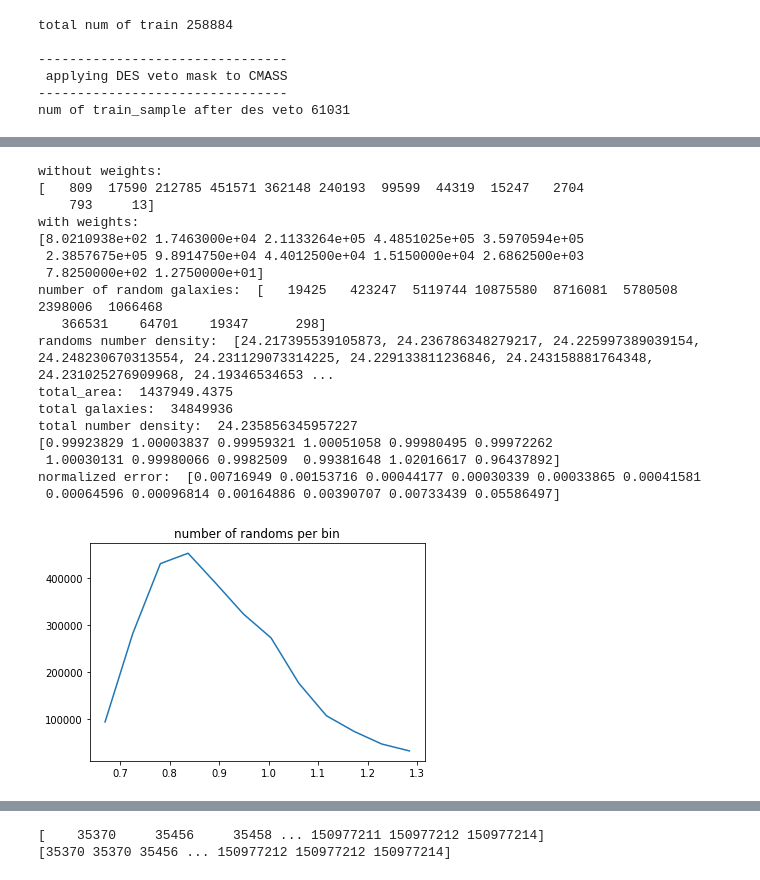
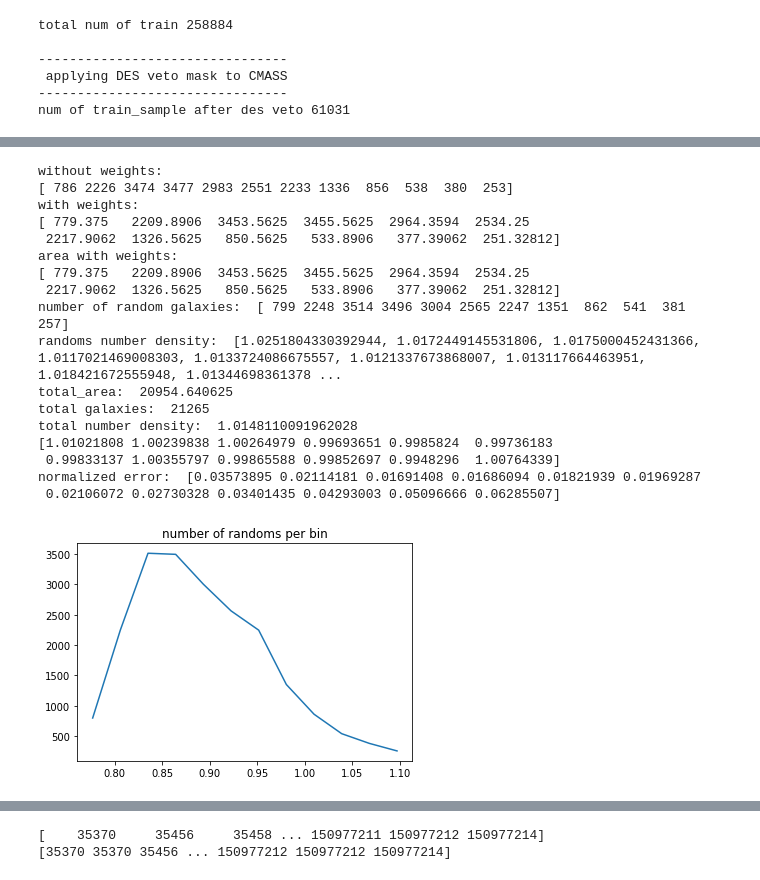
Before and after one commit to sujeong-lee/DMASS, a Jupyter notebook: code_py3/Systematics.ipynb, the cells around one changed output, grey strips where cells are left out. Cells and saved outputs as stored; diff of their text form; code cells hidden in the pictures.

```diff
--- a/code_py3/Systematics.ipynb
+++ b/code_py3/Systematics.ipynb
@@ -165,7 +167,7 @@ def uniform_random_on_sphere(data, size = None ):
 #lens, randoms = calling_lens_catalog('/fs/scratch/PCON0003/warner785/bwarner/dmass_y1_public_v1.fits')
 dmass_val, randoms = calling_lens_catalog('/users/PCON0003/warner785/DMASSY3/output/test/train_cat/y3/dmass_st82_DET200.fits')
 
-random_val = uniform_random_on_sphere(dmass_val, size = 50 * dmass_val.size)
+random_val = uniform_random_on_sphere(dmass_val, size = int(np.sum(dmass_val['WEIGHT'])))
 # applying LSS mask
 random_val = keepGoodRegion(random_val)
 # %% [output]
@@ -184,5 +186,5 @@ plt.rcParams.update({
 })
 # %%
 random_val = appendColumn(random_val, value=np.ones(random_val.size), name='WEIGHT')
-randomsind_val = np.random.choice( random_val.size, size=int(random_val.size/3.) )
-random_val = random_val[randomsind_val]
+#randomsind_val = np.random.choice( random_val.size, size=int(random_val.size/3.) )
+#random_val = random_val[randomsind_val]
@@ -250,5 +264,9 @@ reading 1/1 /fs/scratch/PCON0003/warner785/bwarner/y3a2_z_o.4096_t.32768_FWHM.WM
 # %%
-print(dmass_val.dtype.names)
-print()
-print(sysMap.dtype.names)
+#all griz combined fracdet map
+
+path = '/fs/scratch/PCON0003/warner785/bwarner/'
+BAO_Fullmask = fitsio.read(path+'y3a2_griz_o.4096_t.32768_coverfoot_EQU.fits.gz')
+
+print(BAO_Fullmask.dtype.names)
+print(BAO_Fullmask['SIGNAL'])
 # %% [output]
@@ -283,13 +304,13 @@ x[sysMap['PIXEL'][dim_mask]] = sysMap['SIGNAL'][dim_mask]
 
 sysval_gal = x[dmass_chron['HPIX_4096']]
 print(sysval_gal)
-h,_ = np.histogram(sysval_gal , bins=pbin)
+h,_ = np.histogram(sysval_gal , bins=pbin, weights = dmass_chron["WEIGHT"]) # -- density of dmass sample, not gold sample
 print(h)
 
 # want this plotted:
 #h/number_of_pixels_in_sysbin
 
-fracerr = 1/np.sqrt(h) #1 / sqrt(number of cmass galaxies in each bin)
+#fracerr = 1/np.sqrt(h) #1 / sqrt(number of cmass galaxies in each bin)
 
 # change to number density: divide by area
 fig, ax = plt.subplots()
@@ -392,8 +458,9 @@ random_chron = random_pix[index_ran_mask] # ordered by hpix values
 
 dim_ran_mask = np.in1d(sysMap['PIXEL'], random_chron, assume_unique=False, invert=False)
 
-minimum = np.min(sysMap['SIGNAL'][dim_mask]) #FWHM signal (for g filter)
-maximum = np.max(sysMap['SIGNAL'][dim_mask])
+minimum = np.percentile(sysMap['SIGNAL'][dim_mask], 1)
+#minimum = np.min(sysMap['SIGNAL'][dim_mask]) #FWHM signal (for g filter)
+maximum = np.percentile(sysMap['SIGNAL'][dim_mask], 99)
 #print(minimum)
 #print(maximum)
 
@@ -407,17 +474,17 @@ x[sysMap['PIXEL'][dim_ran_mask]] = sysMap['SIGNAL'][dim_ran_mask]
 
 sysval_ran_gal = x[random_chron]
 #print(sysval_ran_gal)
-h_ran,_ = np.histogram(sysval_ran_gal , bins=pbin )
+h_ran,_ = np.histogram(sysval_ran_gal , bins=pbin)
 #print(h_ran)
 
 # want this plotted:
 #h/number_of_pixels_in_sysbin
 
-fracerr = 1/np.sqrt(h_ran) #1 / sqrt(number of cmass galaxies in each bin)
+#fracerr = 1/np.sqrt(h_ran) #1 / sqrt(number of cmass galaxies in each bin)
 
 # change to number density: divide by area
 fig, ax = plt.subplots()
-ax.errorbar( pcenter, h)
+ax.errorbar( pcenter, h_ran)
 #ax.legend(chi2_reduced)
 plt.title('number of randoms per bin')
 fig.savefig('random_bin.pdf')
@@ -434,8 +501,18 @@ mask[matched_ran_sys["PIXEL"]] = matched_ran_sys["SIGNAL"]
 
 BAO_sys_ran = mask[LSSGoldmask["PIXEL"][bao_mask_ran]]
 
-area_ran,_ = np.histogram(BAO_sys_ran , bins=pbin , weights = LSSGoldmask["SIGNAL"][bao_mask_ran])
+area1_ran,_ = np.histogram(BAO_sys_ran , bins=pbin , weights = LSSGoldmask["SIGNAL"][bao_mask_ran])
 print('with weights:')
+print(area1_ran)
+
+matched_ran_sys2 = sysMap[dim_ran_mask]
+mask2 = np.zeros(hp.nside2npix(4096))
+bao_mask2_ran = np.in1d(BAO_Fullmask["PIXEL"], matched_ran_sys["PIXEL"], assume_unique=False, invert=False)
+mask2[matched_ran_sys["PIXEL"]] = matched_ran_sys["SIGNAL"]
+BAO_sys2_ran = mask[BAO_Fullmask["PIXEL"][bao_mask2_ran]]
+
+area_ran,_ = np.histogram(BAO_sys2_ran , bins=pbin , weights = BAO_Fullmask["SIGNAL"][bao_mask2_ran])
+print('area with weights:')
 print(area_ran)
 
 # h = number of galaxies
@@ -453,46 +530,46 @@ print("randoms number density: ", number_density_ran)
 total_area_ran = 0
 #Normalize based on total number density of used footprint:
 for x in range(len(area_ran)):
     total_area_ran += area_ran[x]
 
 print("total_area: ", total_area_ran)
 
 # total galaxies:
 total_h_ran = 0
 for x in range(len(h_ran)):
     total_h_ran += h_ran[x]
 
 print("total galaxies: ", total_h_ran)
 
 #normalization:
 total_num_density_ran = total_h_ran/total_area_ran
 
 print("total number density: ", total_num_density_ran)
 
 # apply normalization:
 #print(number_density)
 norm_number_density_ran = number_density_ran/total_num_density_ran
 print(norm_number_density_ran)
 
 fracerr_ran = np.sqrt(h_ran) #1 / sqrt(number of randoms cmass galaxies in each bin)
 fracerr_ran_norm = (fracerr_ran/area_ran)/total_num_density_ran
 print("normalized error: ", fracerr_ran_norm)
 # %% [output]
 without weights:
-[   809  17590 212785 451571 362148 240193  99599  44319  15247   2704
-    793     13]
+[ 786 2226 3474 3477 2983 2551 2233 1336  856  538  380  253]
 with weights:
-[8.0210938e+02 1.7463000e+04 2.1133264e+05 4.4851025e+05 3.5970594e+05
- 2.3857675e+05 9.8914750e+04 4.4012500e+04 1.5150000e+04 2.6862500e+03
- 7.8250000e+02 1.2750000e+01]
-number of random galaxies:  [   19425   423247  5119744 10875580  8716081  5780508  2398006  1066468
-   366531    64701    19347      298]
-randoms number density:  [24.217395539105873, 24.236786348279217, 24.225997389039154, 24.248230670313554, 24.231129073314225, 24.229133811236846, 24.243158881764348, 24.231025276909968, 24.19346534653 ...
-total_area:  1437949.4375
-total galaxies:  34849936
-total number density:  24.235856345957227
-[0.99923829 1.00003837 0.99959321 1.00051058 0.99980495 0.99972262
- 1.00030131 0.99980066 0.9982509  0.99381648 1.02016617 0.96437892]
-normalized error:  [0.00716949 0.00153716 0.00044177 0.00030339 0.00033865 0.00041581
- 0.00064596 0.00096814 0.00164886 0.00390707 0.00733439 0.05586497]
+[ 779.375   2209.8906  3453.5625  3455.5625  2964.3594  2534.25
+ 2217.9062  1326.5625   850.5625   533.8906   377.39062  251.32812]
+area with weights:
+[ 779.375   2209.8906  3453.5625  3455.5625  2964.3594  2534.25
+ 2217.9062  1326.5625   850.5625   533.8906   377.39062  251.32812]
+number of random galaxies:  [ 799 2248 3514 3496 3004 2565 2247 1351  862  541  381  257]
+randoms number density:  [1.0251804330392944, 1.0172449145531806, 1.0175000452431366, 1.0117021469008303, 1.0133724086675557, 1.0121337673868007, 1.013117664463951, 1.018421672555948, 1.01344698361378 ...
+total_area:  20954.640625
+total galaxies:  21265
+total number density:  1.0148110091962028
+[1.01021808 1.00239838 1.00264979 0.99693651 0.9985824  0.99736183
+ 0.99833137 1.00355797 0.99865588 0.99852697 0.9948296  1.00764339]
+normalized error:  [0.03573895 0.02114181 0.01691408 0.01686094 0.01821939 0.01969287
+ 0.02106072 0.02730328 0.03401435 0.04293003 0.05096666 0.06285507]
-[figure, old version]
+[figure, new version]
```
Also changed, not shown: parts of 17 cells of this notebook.
